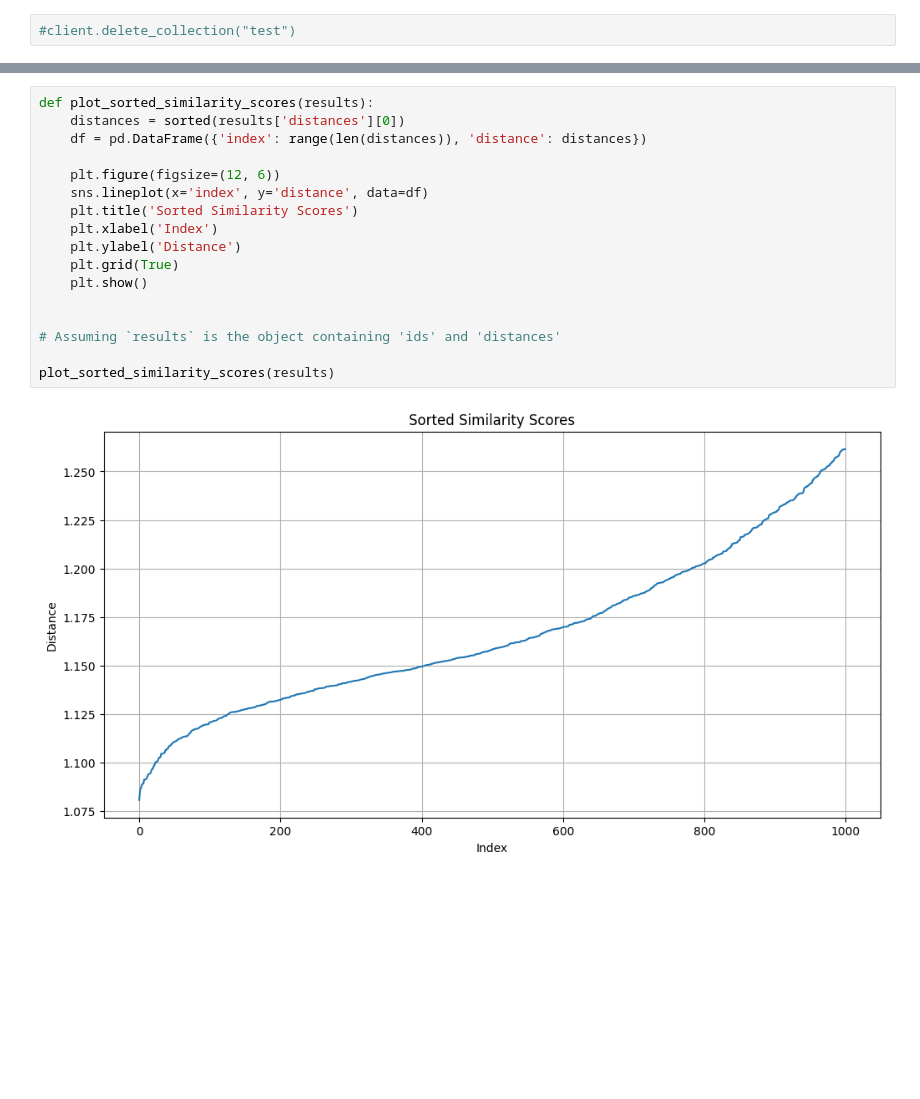
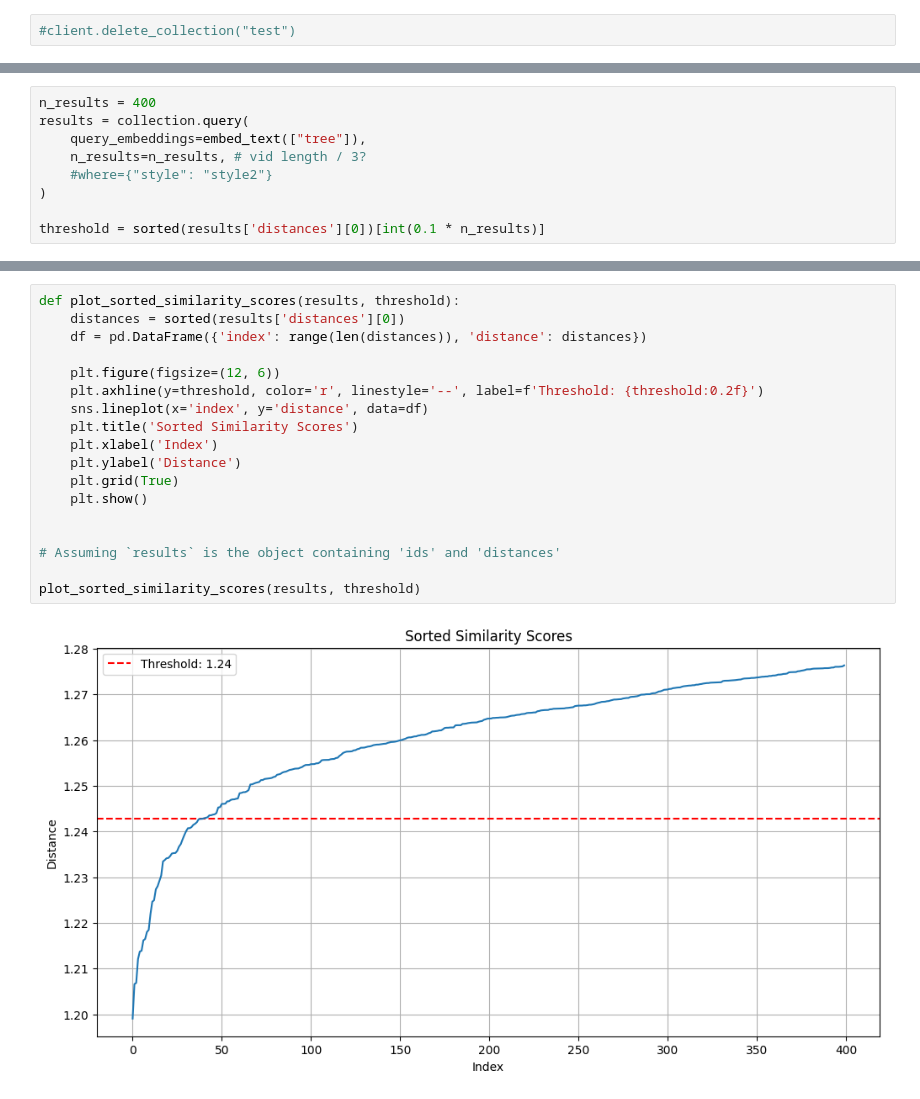
Before and after one commit to KodyKendall/EditVideoDarkly, a Jupyter notebook: main.ipynb, the cells around one changed output, grey strips where cells are left out. Saved outputs shown, nothing was run; the diff lists cells and outputs as text; blank space fills up the shorter version.

```diff
--- a/main.ipynb
+++ b/main.ipynb
@@ -225,0 +221,9 @@ results = collection.query(
+# %%
+n_results = 400
+results = collection.query(
+    query_embeddings=embed_text(["tree"]),
+    n_results=n_results, # vid length / 3?
+    #where={"style": "style2"}
+)
+
+threshold = sorted(results['distances'][0])[int(0.1 * n_results)]
@@ -250,19 +278,20 @@ plot_similarity_scores(results)
 # %%
-def plot_sorted_similarity_scores(results):
+def plot_sorted_similarity_scores(results, threshold):
     distances = sorted(results['distances'][0])
     df = pd.DataFrame({'index': range(len(distances)), 'distance': distances})
 
     plt.figure(figsize=(12, 6))
+    plt.axhline(y=threshold, color='r', linestyle='--', label=f'Threshold: {threshold:0.2f}')
     sns.lineplot(x='index', y='distance', data=df)
     plt.title('Sorted Similarity Scores')
     plt.xlabel('Index')
     plt.ylabel('Distance')
     plt.grid(True)
     plt.show()
 
 
 # Assuming `results` is the object containing 'ids' and 'distances'
 
-plot_sorted_similarity_scores(results)
+plot_sorted_similarity_scores(results, threshold)
 # %% [output]
-[figure, old version]
+[figure, new version]
```
Also changed, not shown: parts of 18 cells of this notebook, 2 other files.
